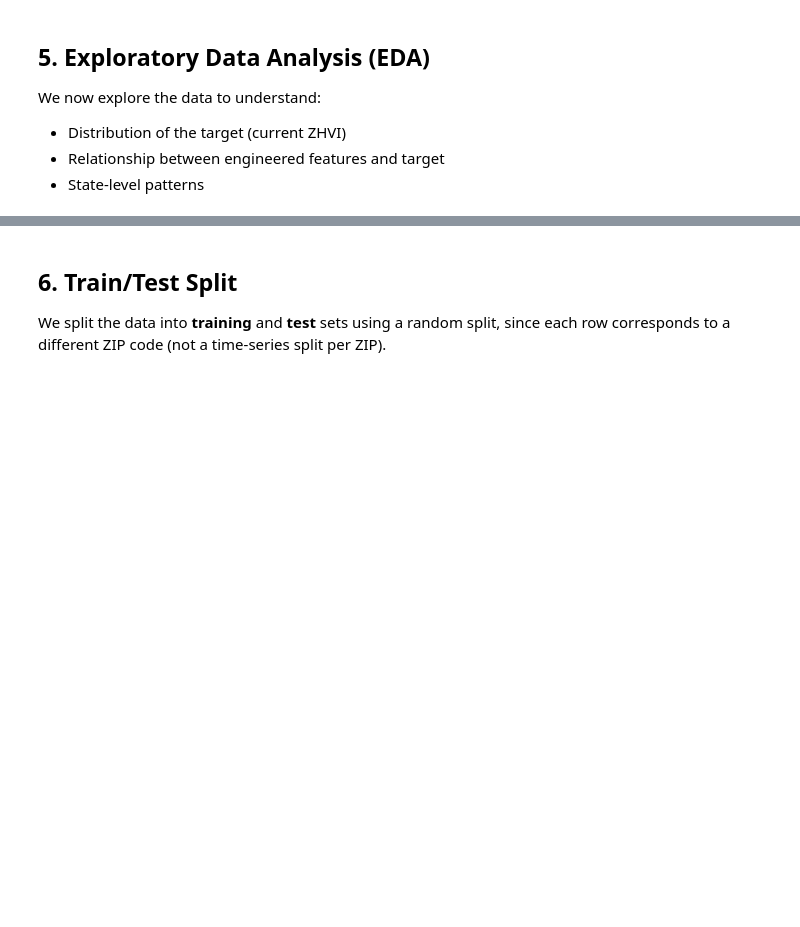
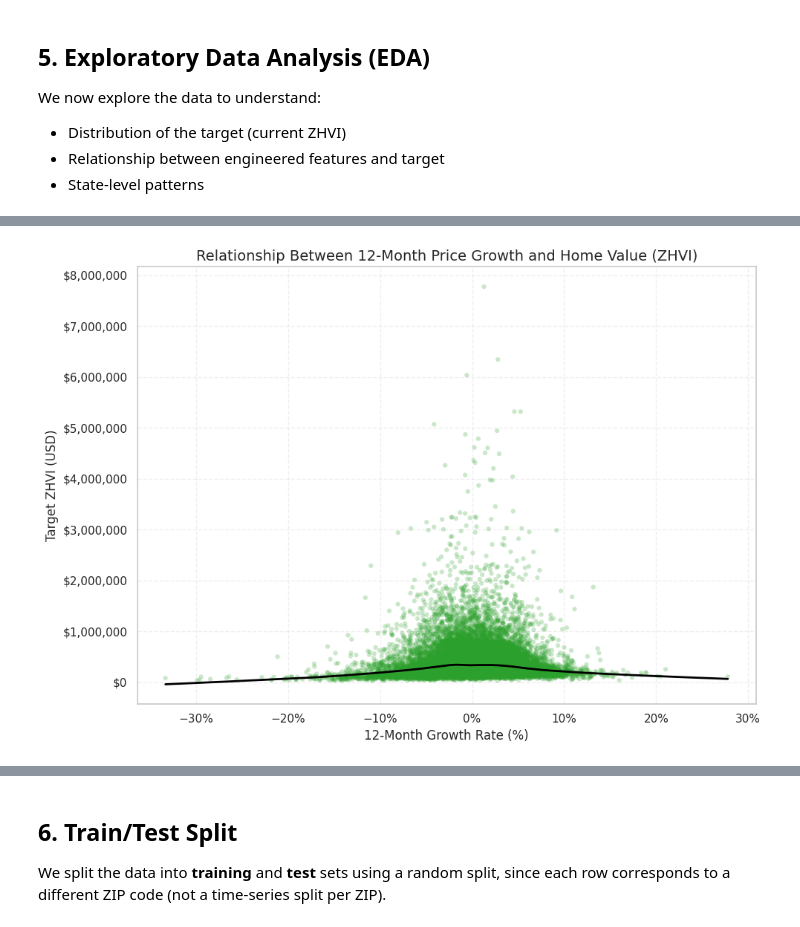
Before and after one commit to alinakhodotovych2022/Project2-housing-price-ml, a Jupyter notebook: Project2_housing_price_ml.ipynb, the cells around one changed output, grey strips where cells are left out. Drawn from its saved outputs; the diff is of its cells as text; code cells hidden in the pictures; blank space fills up the shorter version.

```diff
--- a/Project2_housing_price_ml.ipynb
+++ b/Project2_housing_price_ml.ipynb
@@ -378,0 +363,39 @@ Name: target_zhvi, dtype: float64
+# %%
+# STEP 9: Example relationship — 12‑month growth vs target
+# 12-Month Growth Rate vs Target ZHVI
+plt.figure(figsize=(10, 7))
+
+# Scatter with transparency
+plt.scatter(
+    feature_df["growth_12m_pct"],
+    y,
+    alpha=0.25,
+    s=20,
+    color="#2CA02C",
+    edgecolor="none"
+)
+
+# Add LOWESS trend line (smooth)
+from statsmodels.nonparametric.smoothers_lowess import lowess
+smooth = lowess(y, feature_df["growth_12m_pct"], frac=0.2)
+plt.plot(smooth[:, 0], smooth[:, 1], color="black", linewidth=2, label="Trend Line")
+
+# Titles and labels
+plt.title("Relationship Between 12-Month Price Growth and Home Value (ZHVI)", fontsize=14)
+plt.xlabel("12-Month Growth Rate (%)", fontsize=12)
+plt.ylabel("Target ZHVI (USD)", fontsize=12)
+
+# Grid styling
+plt.grid(True, linestyle="--", alpha=0.3)
+
+# Format y-axis as dollars with commas
+import matplotlib.ticker as mtick
+plt.gca().yaxis.set_major_formatter(mtick.StrMethodFormatter("${x:,.0f}"))
+
+# Format x-axis as percent
+plt.gca().xaxis.set_major_formatter(mtick.PercentFormatter(1.0))
+
+plt.tight_layout()
+plt.show()
+# %% [output]
+[figure, added]
```
Also changed, not shown: parts of 6 cells of this notebook.
